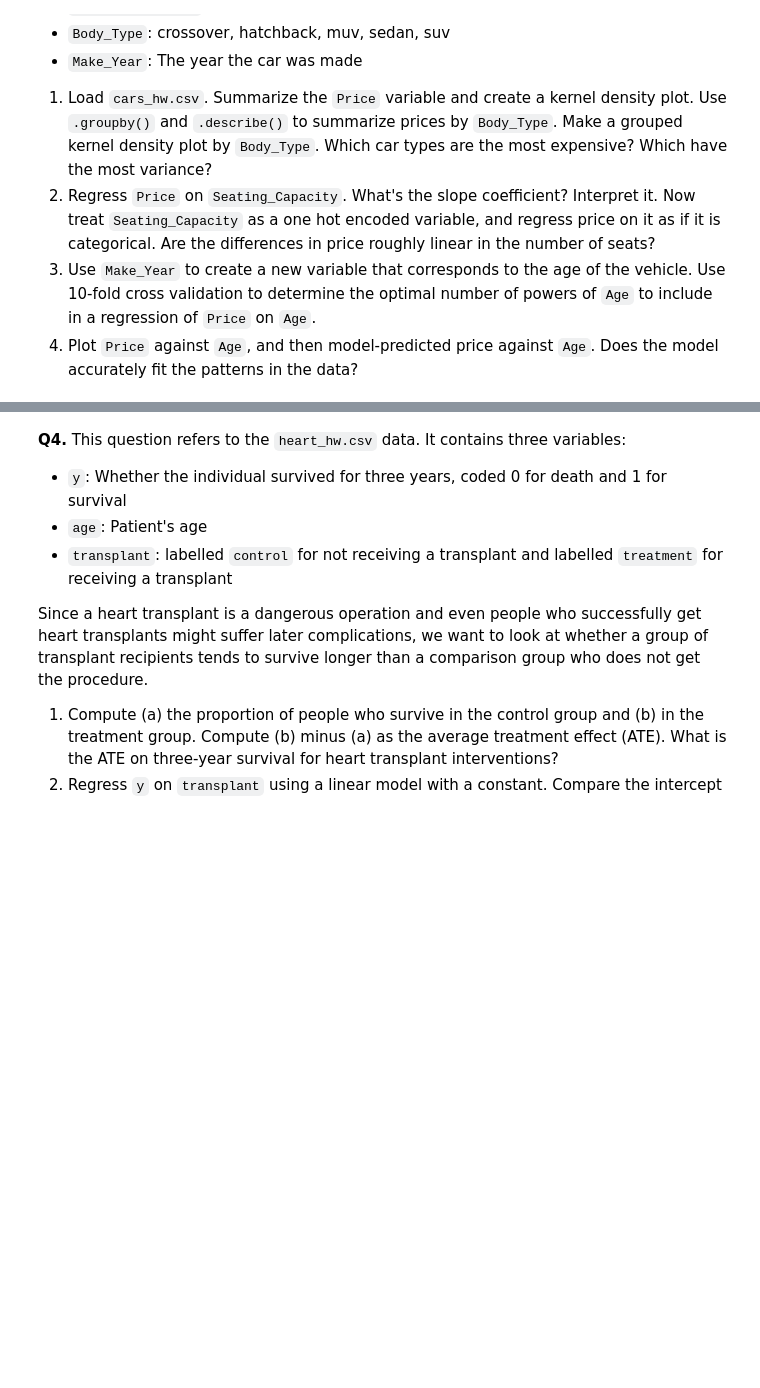
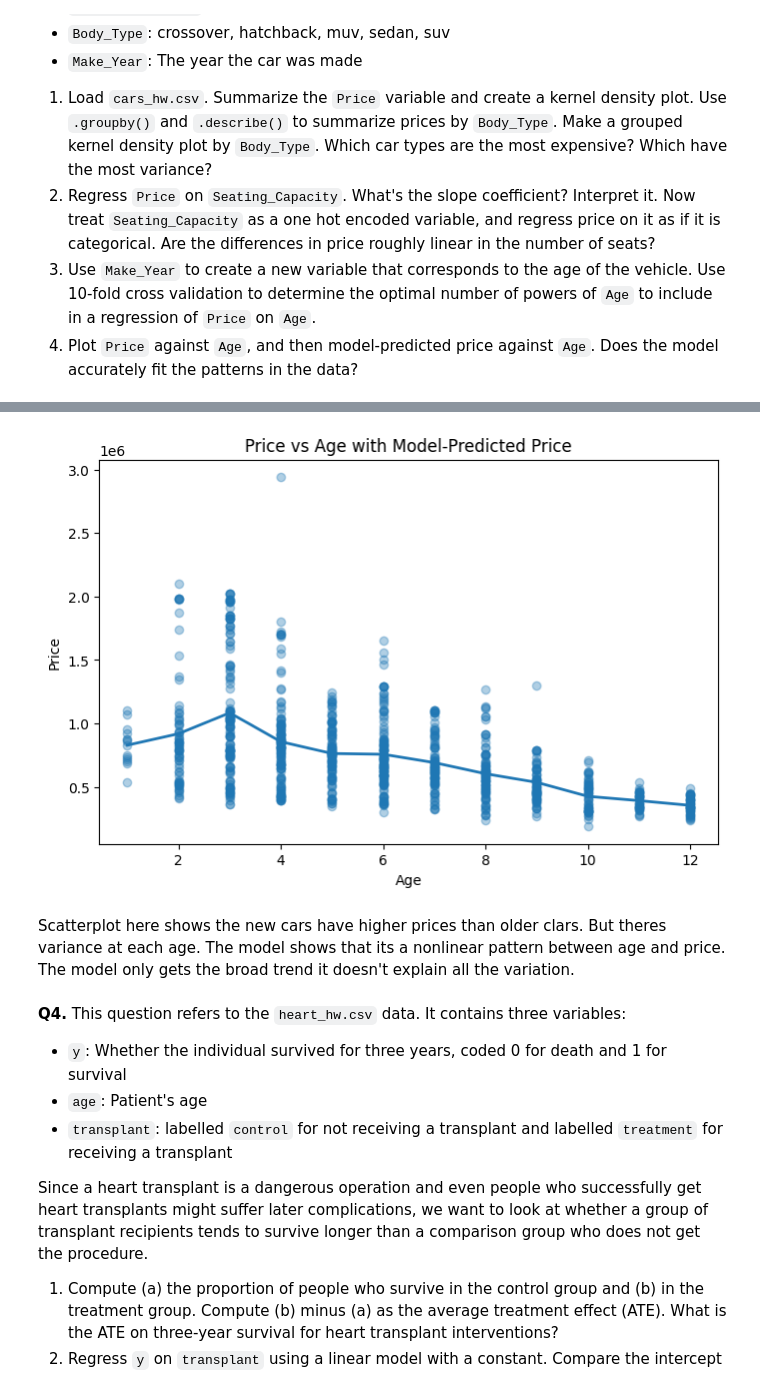
Before and after one commit to JasonYe05/undergrad_ml_assignments, a Jupyter notebook: 03_assignment_linear_models.ipynb, the cells around one changed output, grey strips where cells are left out. Drawn from its saved outputs; the diff is of its cells as text; code cells hidden in the pictures; blank space fills up the shorter version.

```diff
--- a/03_assignment_linear_models.ipynb
+++ b/03_assignment_linear_models.ipynb
@@ -103,3 +199,26 @@ KeyError: 'Neighbourhood'
+# %%
+best_degree = 9
+
+final_model = make_pipeline(
+    PolynomialFeatures(best_degree, include_bias=False),
+    LinearRegression()
+)
+final_model.fit(X_age, y)
+
+age_grid = pd.DataFrame({"Age": np.arange(cars["Age"].min(), cars["Age"].max() + 1)})
+predicted_prices = final_model.predict(age_grid)
+
+plt.figure(figsize=(8,5))
+plt.scatter(cars["Age"], cars["Price"], alpha=0.35)
+plt.plot(age_grid["Age"], predicted_prices, linewidth=2)
+plt.xlabel("Age")
+plt.ylabel("Price")
+plt.title("Price vs Age with Model-Predicted Price")
+plt.show()
+# %% [output]
+[figure, added]
+# %% [markdown]
+Scatterplot here shows the new cars have higher prices than older clars. But theres variance at each age. The model shows that its a nonlinear pattern between age and price. The model only gets the broad trend it doesn't explain all the variation.
 # %% [markdown]
 **Q4.** This question refers to the `heart_hw.csv` data. It contains three variables:
 
```
Also changed, not shown: parts of 11 cells of this notebook.
